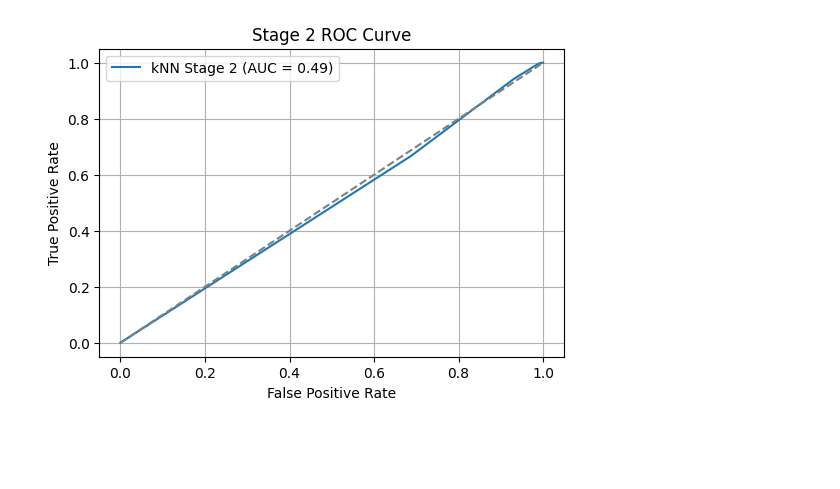
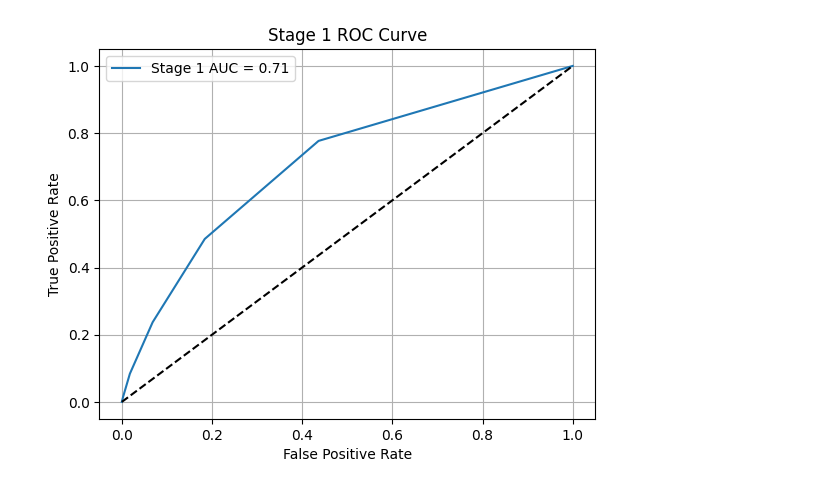
Before and after one commit to YaroslawBagriy/DiabetesRiskClassifier, a Jupyter notebook: notebooks/03_knn_modeling.ipynb, the cells around one changed output. Saved outputs shown, nothing was run; the diff lists cells and outputs as text; code cells hidden in the pictures; blank space fills up the shorter version.

Commit message:
Add complete one-stage and two-stage kNN modeling

```diff
--- a/notebooks/03_knn_modeling.ipynb
+++ b/notebooks/03_knn_modeling.ipynb
@@ -36,5 +114,4 @@ X_train, X_test, y_train, y_test = train_test_split(
 # %%
-# Standardize features for kNN performance
+# Standardize feature values to improve kNN performance
 scaler = StandardScaler()
-X_train_scaled = scaler.fit_transform(X_train)
-X_test_scaled = scaler.transform(X_test)
+X_scaled = scaler.fit_transform(X)
@@ -48,4 +118,19 @@ y_test_stage1[y_test_stage1 != 0] = 1
+# %%
+# Split data into training and testing sets
+X_train, X_test, y_train_binary, y_test_binary = train_test_split(
+    X_scaled, y_binary, test_size=0.2, stratify=y_binary, random_state=42
+)
+
+# Also split the original y for multiclass labels
+_, _, y_train, y_test = train_test_split(
+    X_scaled, y, test_size=0.2, stratify=y_binary, random_state=42
+)
+
+# Reset indexes to ensure alignment for filtering later
+y_train_binary = y_train_binary.reset_index(drop=True)
+y_train = y_train.reset_index(drop=True)
 # %%
-# Train a kNN classifier to separate 0 vs At-Risk
+# Train the first kNN model to separate No Diabetes (0) vs At-Risk (1 or 2)
 knn_stage1 = KNeighborsClassifier(n_neighbors=5)
-knn_stage1.fit(X_train_scaled, y_train_stage1)
+knn_stage1.fit(X_train, y_train_binary)
+y_pred_binary = knn_stage1.predict(X_test)
@@ -149,17 +159,13 @@ plt.show()
 # %%
-# Step 8: Plot ROC curve for Stage 2
-y_proba_stage2 = knn_stage2.predict_proba(X_test_stage2)[:,1]
-fpr, tpr, _ = roc_curve(y_test_stage2_adjusted, y_proba_stage2)
-roc_auc = auc(fpr, tpr)
-
-plt.figure(figsize=(6,4))
-plt.plot(fpr, tpr, label=f'kNN Stage 2 (AUC = {roc_auc:.2f})')
-plt.plot([0, 1], [0, 1], linestyle='--', color='gray')
-plt.title('Stage 2 ROC Curve')
-plt.xlabel('False Positive Rate')
-plt.ylabel('True Positive Rate')
+# Plot ROC curve for Stage 1
+fpr1, tpr1, _ = roc_curve(y_test_binary, knn_stage1.predict_proba(X_test)[:, 1])
+plt.plot(fpr1, tpr1, label=f"Stage 1 AUC = {roc_auc_score(y_test_binary, knn_stage1.predict_proba(X_test)[:, 1]):.2f}")
+plt.plot([0, 1], [0, 1], 'k--')
+plt.xlabel("False Positive Rate")
+plt.ylabel("True Positive Rate")
+plt.title("Stage 1 ROC Curve")
 plt.legend()
-plt.grid()
+plt.grid(True)
 plt.show()
 # %% [output]
-[figure, old version]
+[figure, new version]
```
Also changed, not shown: parts of 30 cells of this notebook.
